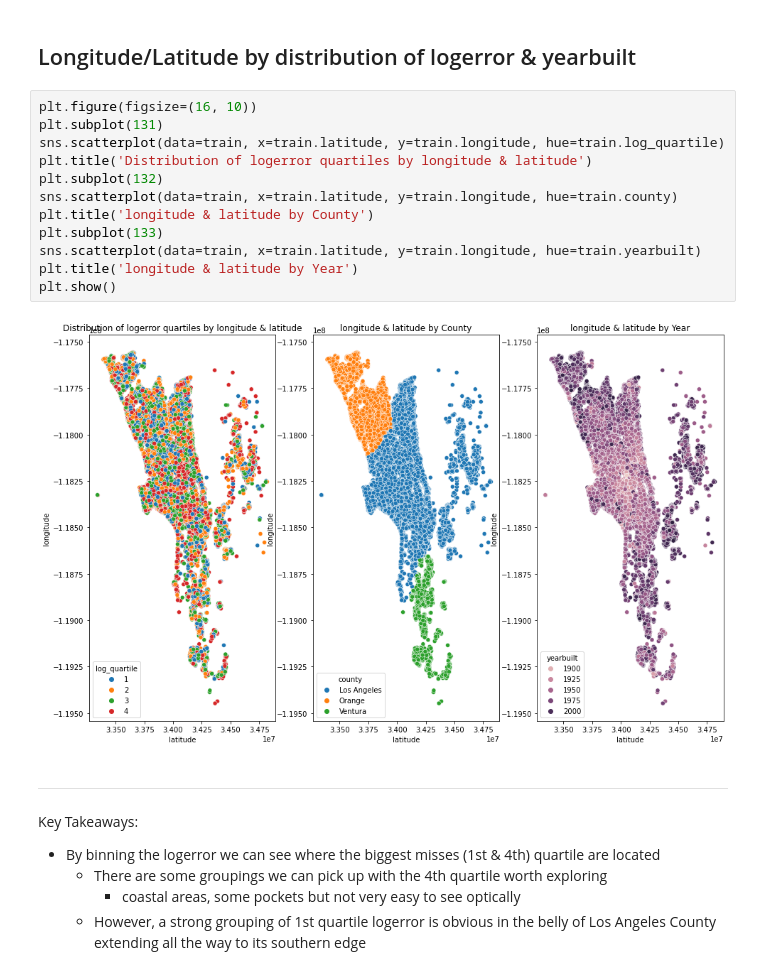
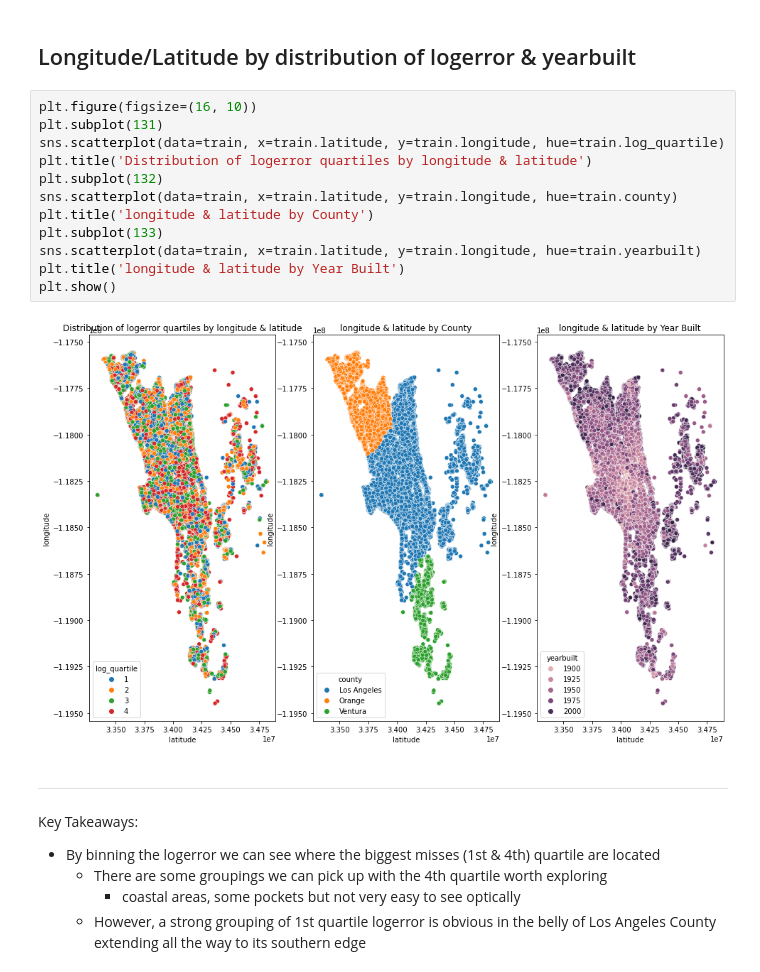
Before and after one commit to albertopuentes/Clustering-Project---Tale-of-Two-Cities, a Jupyter notebook: clustering_notebook.ipynb, the cells around one changed output. Drawn from its saved outputs; the diff is of its cells as text.

```diff
--- a/clustering_notebook.ipynb
+++ b/clustering_notebook.ipynb
@@ -610,17 +615,17 @@ train_scaled.head()
 # %%
 plt.figure(figsize=(16, 10))
 plt.subplot(131)
 sns.scatterplot(data=train, x=train.latitude, y=train.longitude, hue=train.log_quartile)
 plt.title('Distribution of logerror quartiles by longitude & latitude')
 plt.subplot(132)
 sns.scatterplot(data=train, x=train.latitude, y=train.longitude, hue=train.county)
 plt.title('longitude & latitude by County')
 plt.subplot(133)
 sns.scatterplot(data=train, x=train.latitude, y=train.longitude, hue=train.yearbuilt)
-plt.title('longitude & latitude by Year')
+plt.title('longitude & latitude by Year Built')
 plt.show()
 # %% [output]
-[figure, old version]
+[figure, new version]
 # %% [markdown]
 ***
 Key Takeaways:
```
Also changed, not shown: parts of 73 cells of this notebook.
